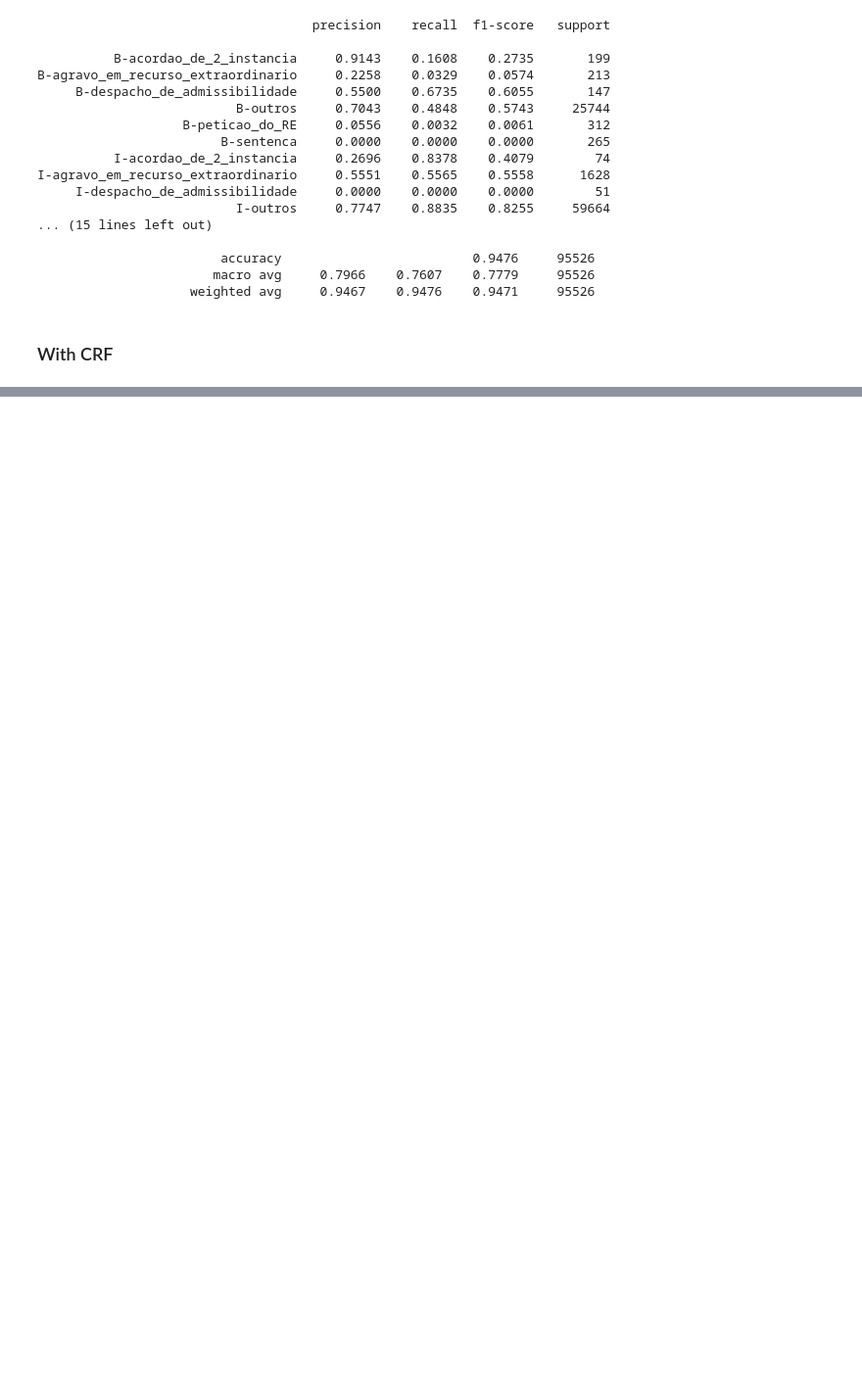
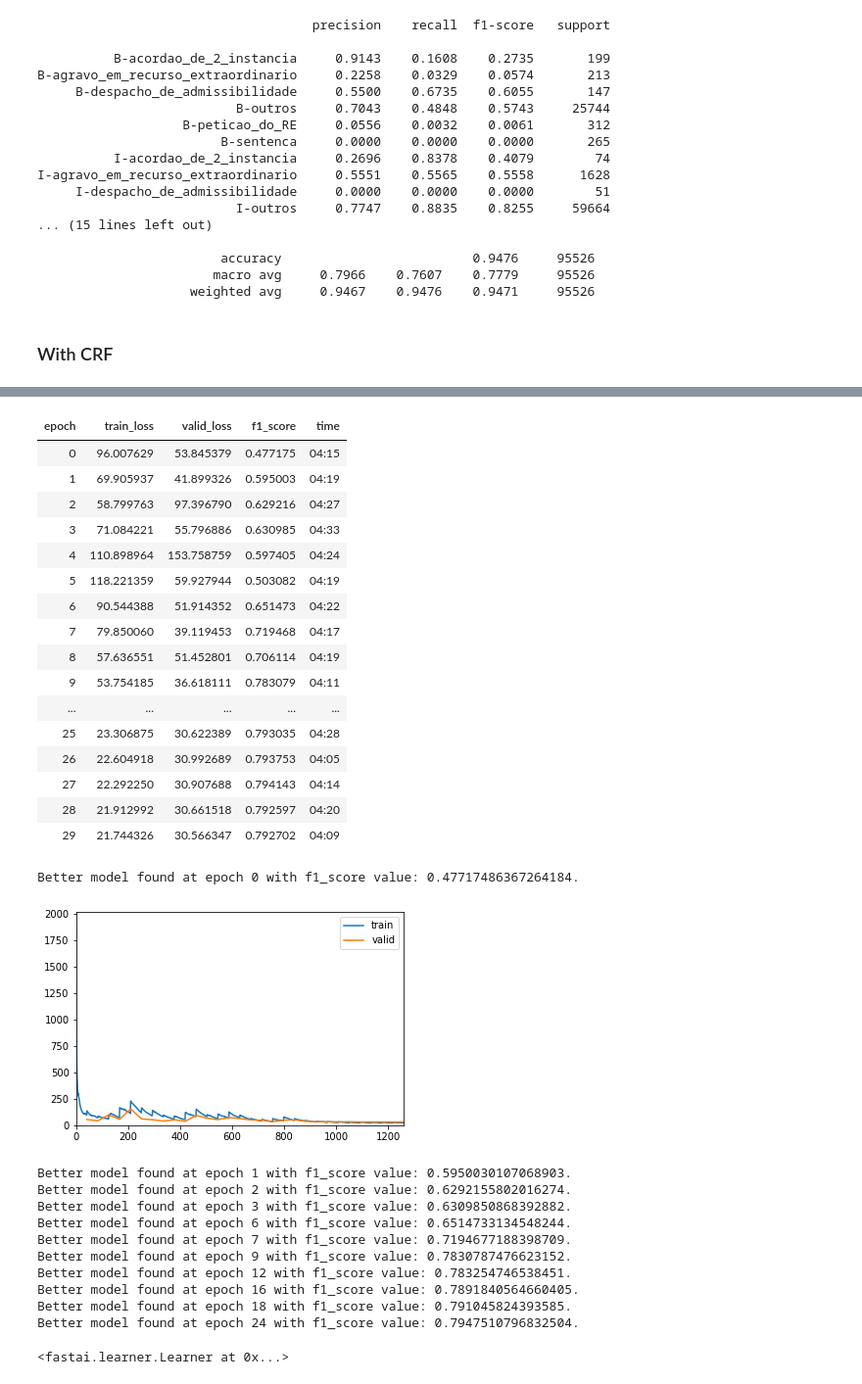
Before and after one commit to peluz/victor-visual-text, a Jupyter notebook: sequence_clf.ipynb, the cells around one changed output, grey strips where cells are left out. Shown at 98% size. Drawn from its saved outputs; the diff is of its cells as text; code cells hidden in the pictures; blank space fills up the shorter version.

```diff
--- a/sequence_clf.ipynb
+++ b/sequence_clf.ipynb
@@ -445,0 +584,43 @@ learn.fit_one_cycle(10, lr_max=1e-2)
+# %%
+model = BiLSTMCRF(hidden_dim=256)
+# %%
+learn = Learner(dls, model, loss_func=model.crf_loss_func, metrics=[MyFScore()])
+# %%
+learn.add_cbs([SaveModelCallback(monitor='f1_score', fname='best_lstm_crf_256_moreEpochs'),
+                                       ShowGraphCallback()])
+# %%
+learn.fit_one_cycle(30, lr_max=1e-2, pct_start=0.25/3)
+# %% [output]
+| epoch | train_loss | valid_loss | f1_score | time |
+| 0 | 96.007629 | 53.845379 | 0.477175 | 04:15 |
+| 1 | 69.905937 | 41.899326 | 0.595003 | 04:19 |
+| 2 | 58.799763 | 97.396790 | 0.629216 | 04:27 |
+| 3 | 71.084221 | 55.796886 | 0.630985 | 04:33 |
+| 4 | 110.898964 | 153.758759 | 0.597405 | 04:24 |
+| 5 | 118.221359 | 59.927944 | 0.503082 | 04:19 |
+| 6 | 90.544388 | 51.914352 | 0.651473 | 04:22 |
+| 7 | 79.850060 | 39.119453 | 0.719468 | 04:17 |
+| 8 | 57.636551 | 51.452801 | 0.706114 | 04:19 |
+| 9 | 53.754185 | 36.618111 | 0.783079 | 04:11 |
+| ... | ... | ... | ... | ... |
+| 25 | 23.306875 | 30.622389 | 0.793035 | 04:28 |
+| 26 | 22.604918 | 30.992689 | 0.793753 | 04:05 |
+| 27 | 22.292250 | 30.907688 | 0.794143 | 04:14 |
+| 28 | 21.912992 | 30.661518 | 0.792597 | 04:20 |
+| 29 | 21.744326 | 30.566347 | 0.792702 | 04:09 |
+Better model found at epoch 0 with f1_score value: 0.47717486367264184.
+[figure, added]
+Better model found at epoch 1 with f1_score value: 0.5950030107068903.
+Better model found at epoch 2 with f1_score value: 0.6292155802016274.
+Better model found at epoch 3 with f1_score value: 0.6309850868392882.
+Better model found at epoch 6 with f1_score value: 0.6514733134548244.
+Better model found at epoch 7 with f1_score value: 0.7194677188398709.
+Better model found at epoch 9 with f1_score value: 0.7830787476623152.
+Better model found at epoch 12 with f1_score value: 0.783254746538451.
+Better model found at epoch 16 with f1_score value: 0.7891840564660405.
+Better model found at epoch 18 with f1_score value: 0.791045824393585.
+Better model found at epoch 24 with f1_score value: 0.7947510796832504.
+# %%
+learn.load("best_lstm_crf_256_moreEpochs")
+# %% [output]
+<fastai.learner.Learner at 0x...>
```
Also changed, not shown: parts of 14 cells of this notebook, 1 other file.
